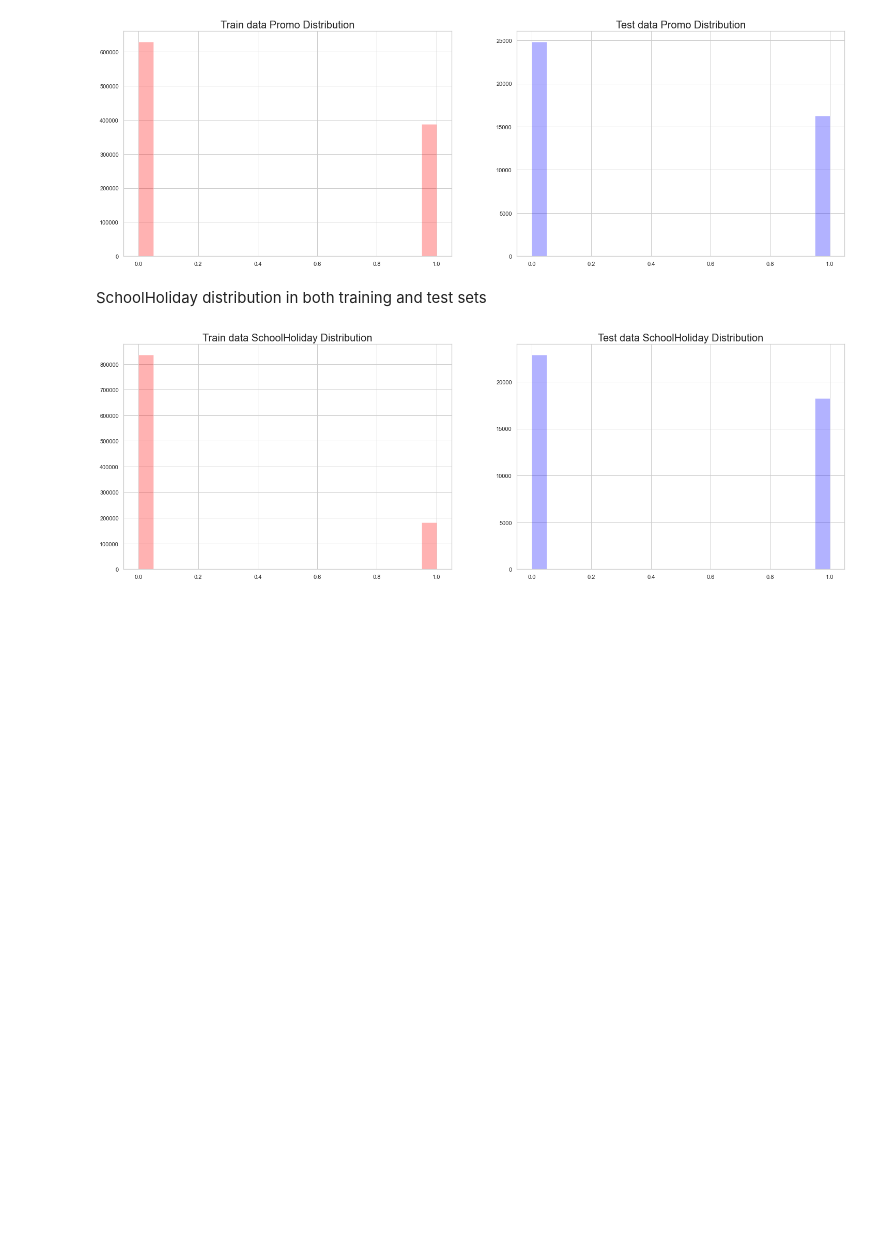
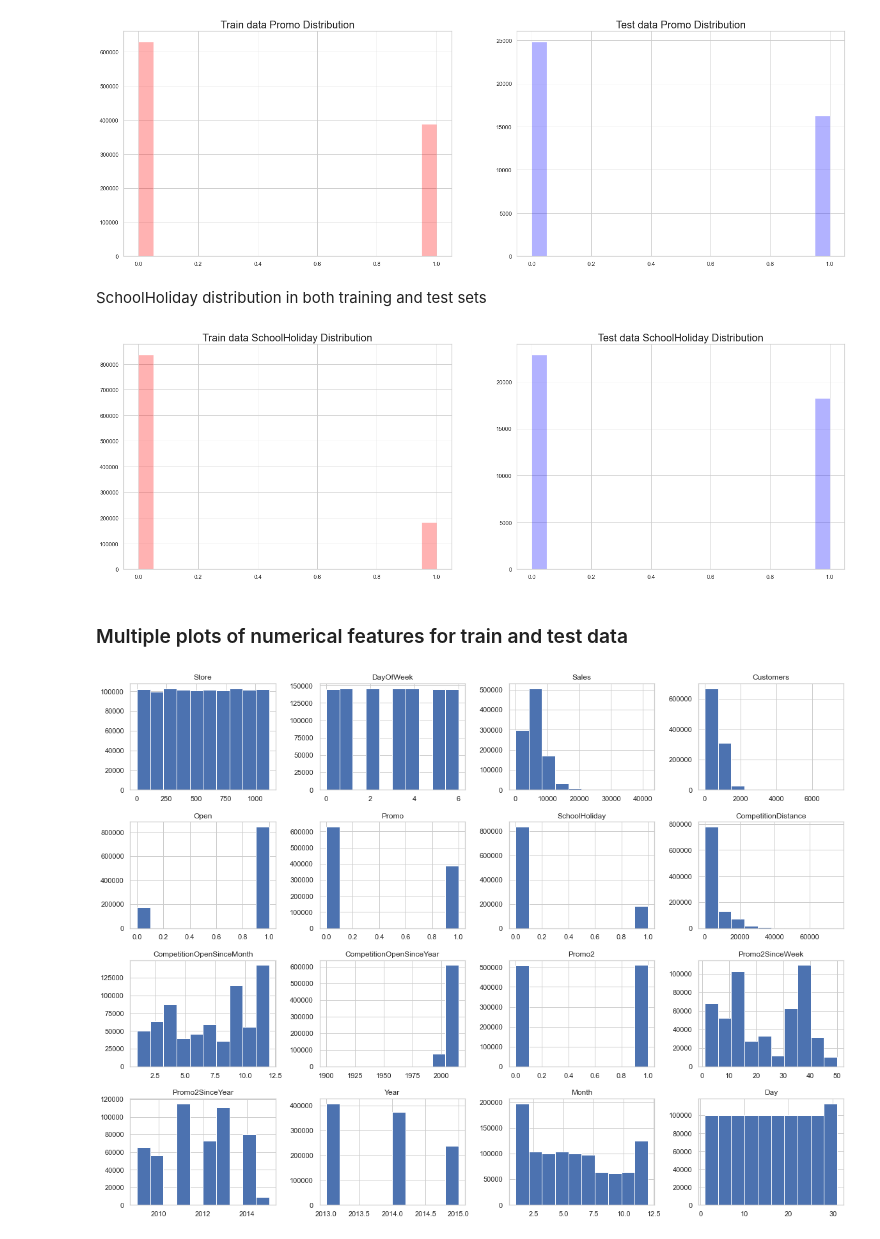
Before and after one commit to yonamg/Pharmaceutical-Sales-Prediction, a Jupyter notebook: notebook/Sales_EDA_process.ipynb, the cells around one changed output. Cells and saved outputs as stored; diff of their text form; code cells hidden in the pictures; blank space fills up the shorter version.

```diff
--- a/notebook/Sales_EDA_process.ipynb
+++ b/notebook/Sales_EDA_process.ipynb
@@ -164,3 +164,10 @@ SchoolHoliday distribution in both training and test sets
 plot.plot_subplots(train_df['SchoolHoliday'], test_df['SchoolHoliday'], 'Train data SchoolHoliday Distribution', 'Test data SchoolHoliday Distribution')
 # %% [output]
 [figure]
+# %% [markdown]
+### Multiple plots of numerical features for train and test data
+# %%
+num_feats = list(train_df.select_dtypes(include=['int64', 'float64', 'int32']).columns)
+train_df[num_feats].hist(figsize=(20,15));
+# %% [output]
+[figure, added]
```
Also changed, not shown: parts of 3 cells of this notebook.
